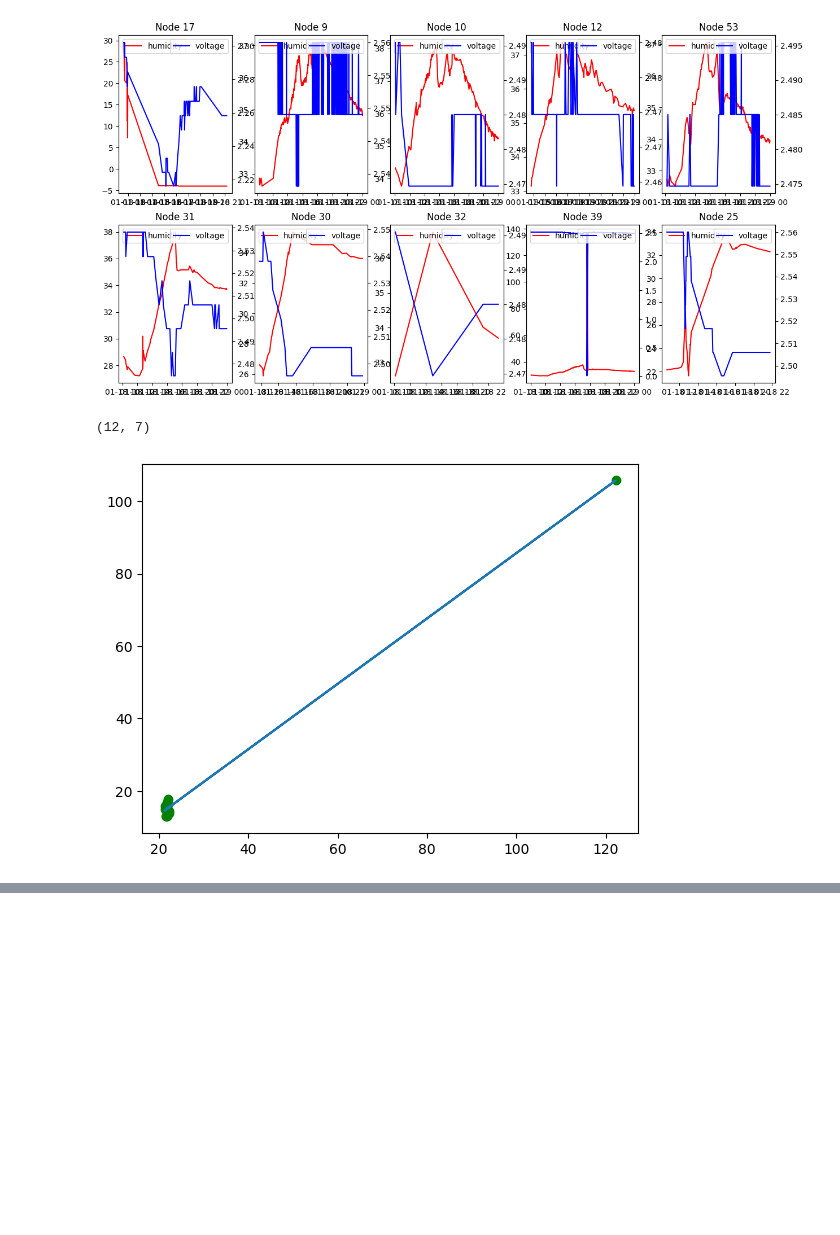
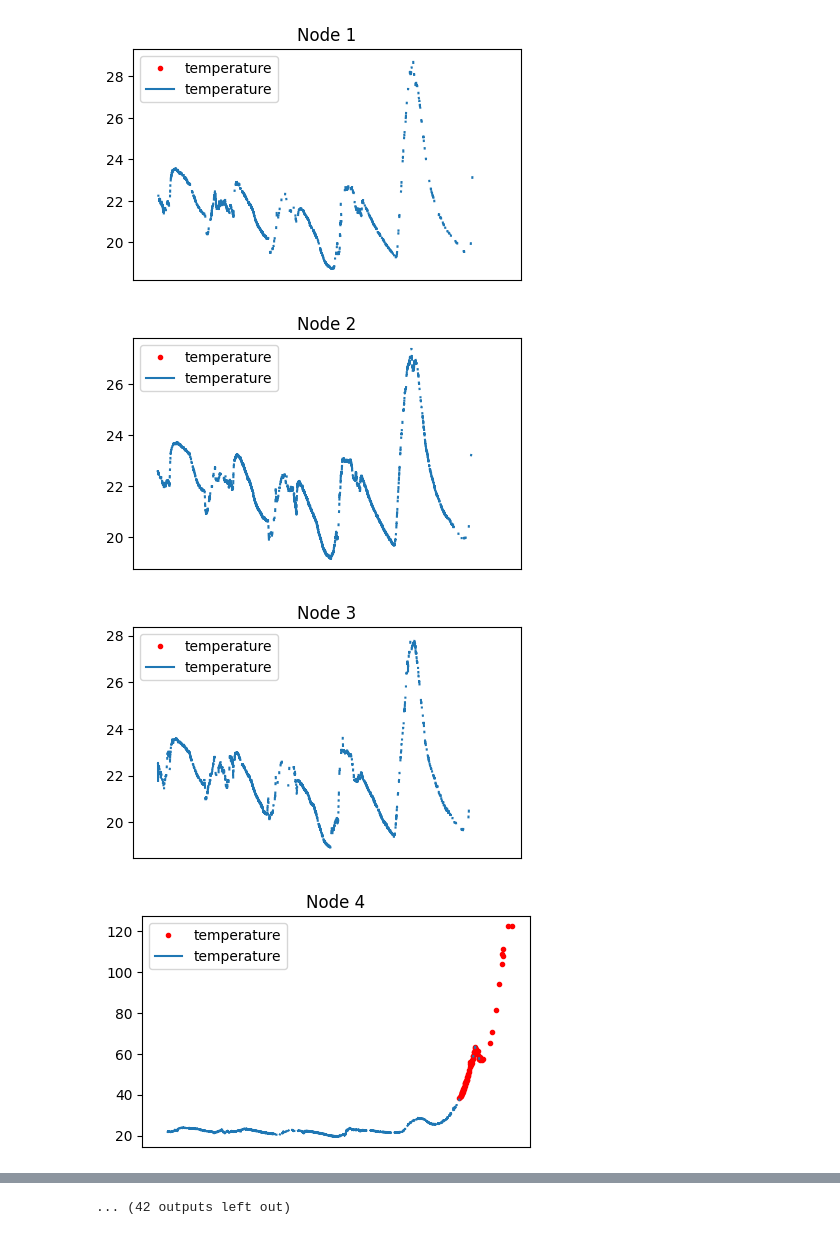
Before and after one commit to siji2022/CS6604_LoG_project, a Jupyter notebook: manual_labeling.ipynb, the cells around one changed output, grey strips where cells are left out. Drawn from its saved outputs; the diff is of its cells as text; code cells hidden in the pictures; blank space fills up the shorter version.

```diff
--- a/manual_labeling.ipynb
+++ b/manual_labeling.ipynb
@@ -79,20 +73,0 @@ correlation[['nodeid','voltage']]
-# %%
-# plot the temperature and humidity for each node
-plt.figure(figsize=(15,8))
-idx=0
-list_to_plot = correlation['nodeid'].values[:5].tolist()+correlation['nodeid'].values[-5:].tolist()
-for i in correlation['nodeid'].values[:5].tolist()+correlation['nodeid'].values[-5:].tolist():
-    idx=idx+1
-
-    plt.subplot(2, 5, idx)
-    data=df_clean[df_clean['nodeid']==i]
-    plt.plot(data['datetime'],data['humidity'],label='humidity',color='r')
-    plt.legend(loc='upper left')
-    # plot the voltage on 2nd y-axis
-    plt.twinx()
-    plt.plot(data['datetime'],data['voltage'],label='voltage',color='b')
-    plt.title('Node '+str(i))
-    plt.legend(loc='upper right')
-    plt.xticks(rotation=45)
-# %% [output]
-[figure, removed]
@@ -116,20 +73,0 @@ L_norm=D_inv_sqrt@L@D_inv_sqrt
-# %%
-# select the first timestamp
-one_ts=df_clean[df_clean['timestamp']== df_clean['timestamp'].iloc[20000]]
-print(one_ts.shape)
-# select the ids of the sensors based on one_ts.nodeid
-ids=one_ts['nodeid'].values-1
-one_ts_similarity=L_norm[ids][:,ids]
-# turn similarity into a spatial weights matrix scipy.sparse
-sparse_similarity=lps.weights.util.full2W(one_ts_similarity)
-y= one_ts['temperature']
-ylag=lps.weights.lag_spatial(sparse_similarity,y)
-plt.plot(y,ylag,'go')
-try:
-    b, a = np.polyfit(y, ylag, 1)
-    plt.plot(y, a + b*y, label='temperature')
-except Exception as e:
-    print(e)
-# %% [output]
-(12, 7)
-[figure, removed]
@@ -135,0 +77,22 @@ except Exception as e:
+# %%
+# show temperature by nodeid
+
+for idx in range(1,55):
+    plt.figure(figsize=(5,3))
+    data=df[df['nodeid']==idx]
+    # filter out the anomaly data
+    anomaly_data = data[data['anomaly_temperature']==True]
+    anomaly_data['temperature'].plot(style='r.')
+    data['temperature'].plot()
+
+    plt.legend(loc='upper left')
+    plt.title('Node '+str(idx))
+    # don't show x-axis
+    plt.xticks([])
+    # plt.xticks(rotation=45)
+    plt.show()
+# %% [output]
+[figure, added]
+[figure, added]
+[figure, added]
+[figure, added]
@@ -135,0 +107 @@ except Exception as e:
+... (42 outputs left out)
```
Also changed, not shown: parts of 16 cells of this notebook, 3 other files.
